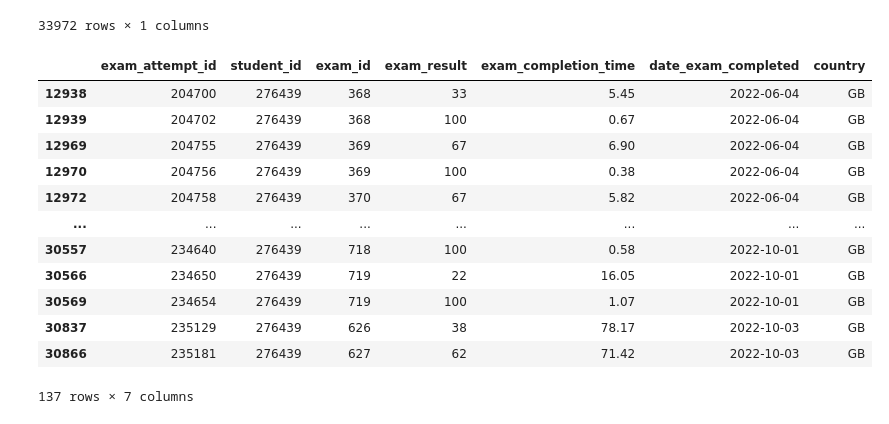
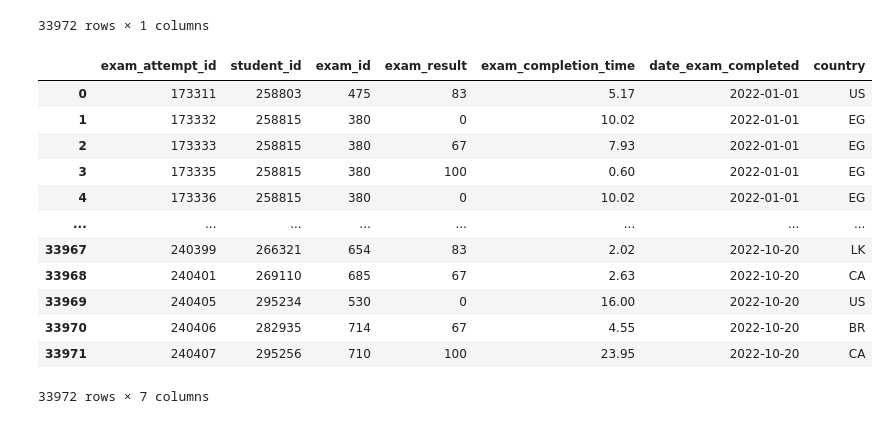
Before and after one commit to puvanans/365-DS-Competition, a Jupyter notebook: student_exams.ipynb, the cells around one changed output. Saved outputs shown, nothing was run; the diff lists cells and outputs as text; code cells hidden in the pictures.

```diff
--- a/student_exams.ipynb
+++ b/student_exams.ipynb
@@ -98,24 +86,24 @@ df_country
 # %%
 frames = [student_exam_cleaned, df_country]
 
 student_exam_by_country = pd.concat(frames,axis = 1)
 
-student_exam_by_country[student_exam_by_country['student_id']==276439]
+student_exam_by_country
 
 # student_exam_by_country['student_id'].value_counts()
 
 # student_exam_by_country['exam_id'].value_counts().sum()
 # %% [output]
 |  | exam_attempt_id | student_id | exam_id | exam_result | exam_completion_time | date_exam_completed | country |
-| 12938 | 204700 | 276439 | 368 | 33 | 5.45 | 2022-06-04 | GB |
-| 12939 | 204702 | 276439 | 368 | 100 | 0.67 | 2022-06-04 | GB |
-| 12969 | 204755 | 276439 | 369 | 67 | 6.90 | 2022-06-04 | GB |
-| 12970 | 204756 | 276439 | 369 | 100 | 0.38 | 2022-06-04 | GB |
-| 12972 | 204758 | 276439 | 370 | 67 | 5.82 | 2022-06-04 | GB |
+| 0 | 173311 | 258803 | 475 | 83 | 5.17 | 2022-01-01 | US |
+| 1 | 173332 | 258815 | 380 | 0 | 10.02 | 2022-01-01 | EG |
+| 2 | 173333 | 258815 | 380 | 67 | 7.93 | 2022-01-01 | EG |
+| 3 | 173335 | 258815 | 380 | 100 | 0.60 | 2022-01-01 | EG |
+| 4 | 173336 | 258815 | 380 | 0 | 10.02 | 2022-01-01 | EG |
 | ... | ... | ... | ... | ... | ... | ... | ... |
-| 30557 | 234640 | 276439 | 718 | 100 | 0.58 | 2022-10-01 | GB |
-| 30566 | 234650 | 276439 | 719 | 22 | 16.05 | 2022-10-01 | GB |
-| 30569 | 234654 | 276439 | 719 | 100 | 1.07 | 2022-10-01 | GB |
-| 30837 | 235129 | 276439 | 626 | 38 | 78.17 | 2022-10-03 | GB |
-| 30866 | 235181 | 276439 | 627 | 62 | 71.42 | 2022-10-03 | GB |
+| 33967 | 240399 | 266321 | 654 | 83 | 2.02 | 2022-10-20 | LK |
+| 33968 | 240401 | 269110 | 685 | 67 | 2.63 | 2022-10-20 | CA |
+| 33969 | 240405 | 295234 | 530 | 0 | 16.00 | 2022-10-20 | US |
+| 33970 | 240406 | 282935 | 714 | 67 | 4.55 | 2022-10-20 | BR |
+| 33971 | 240407 | 295256 | 710 | 100 | 23.95 | 2022-10-20 | CA |
-137 rows × 7 columns
+33972 rows × 7 columns
```
Also changed, not shown: parts of 1 cell of this notebook, 2 other files.
